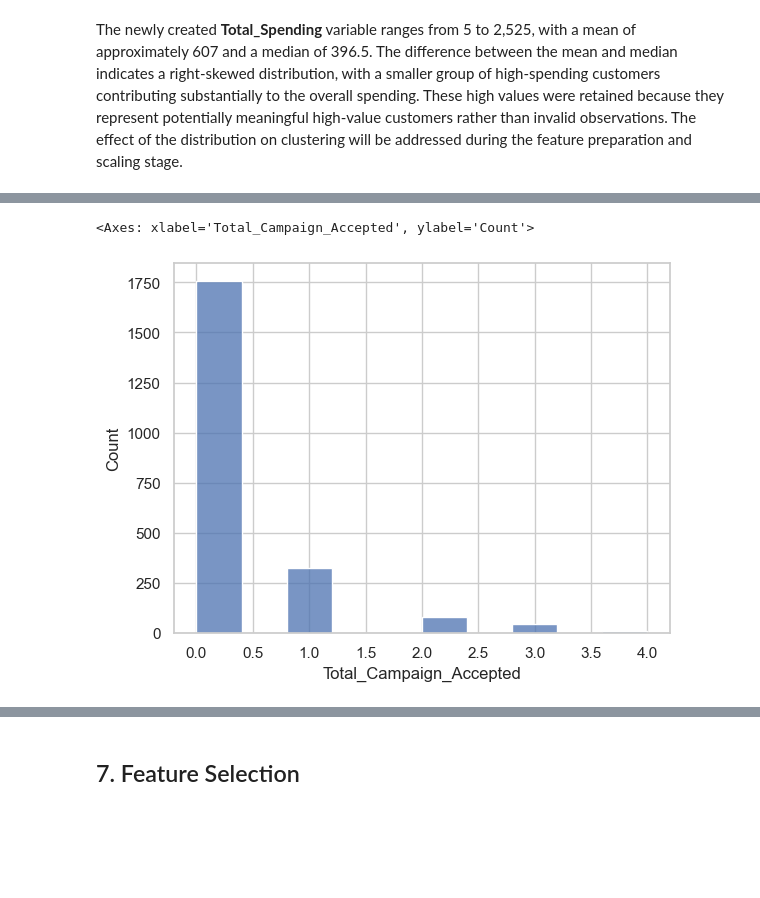
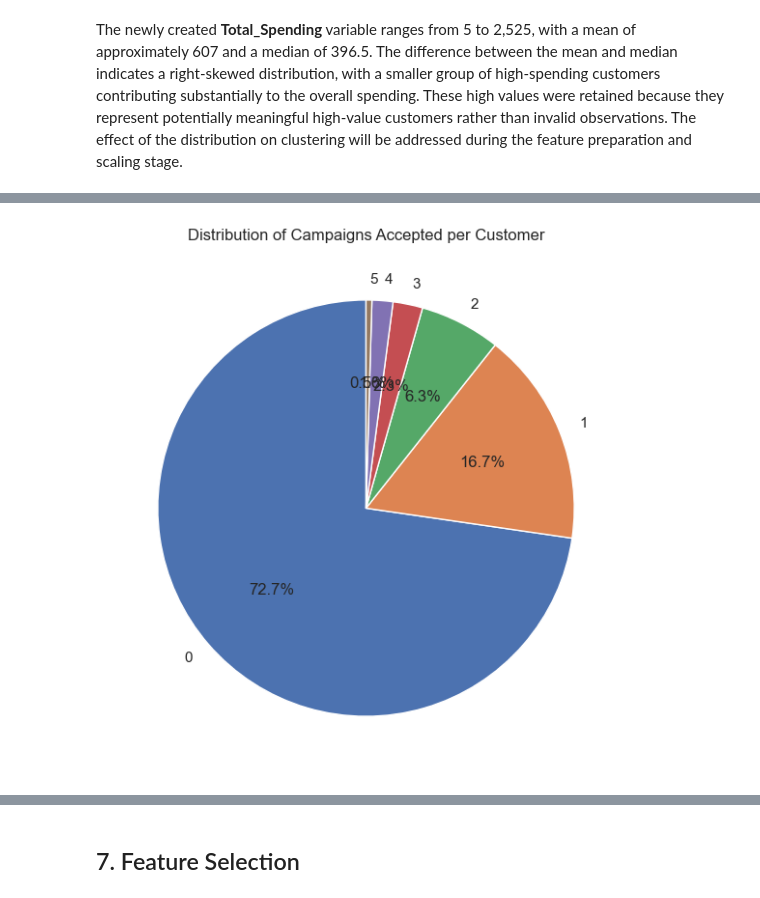
Before and after one commit to fridacarbajalordonez/customer-segmentation-kmeans, a Jupyter notebook: notebooks/customer_segmentation.ipynb, the cells around one changed output, grey strips where cells are left out. Drawn from its saved outputs; the diff is of its cells as text; code cells hidden in the pictures; blank space fills up the shorter version.

Commit message:
Data lading

```diff
--- a/notebooks/customer_segmentation.ipynb
+++ b/notebooks/customer_segmentation.ipynb
@@ -922,6 +952,6 @@ plt.show()
 # %%
 campaign_history_cols = ["AcceptedCmp1", "AcceptedCmp2", "AcceptedCmp3",
-    "AcceptedCmp4", "AcceptedCmp5"]
+    "AcceptedCmp4", "AcceptedCmp5", "Response"]
 
 df_clean["Total_Campaign_Accepted"] = df_clean[campaign_history_cols].sum(axis=1)
 # %%
@@ -938,10 +968,31 @@ max         4.000000
 Name: Total_Campaign_Accepted, dtype: float64
-# %%
-sns.histplot(data=df_clean, x="Total_Campaign_Accepted", bins = 10)
-#plt.xlabel("Total Purchases")
-#plt.ylabel("Number of Customers")
-#plt.title("Total Purchases Distribution")
-#plt.show()
-# %% [output]
-<Axes: xlabel='Total_Campaign_Accepted', ylabel='Count'>
-[figure, removed]
+# %%
+# Count the number of campaigns accepted by each customer
+campaign_cols = ["AcceptedCmp1", "AcceptedCmp2", "AcceptedCmp3",
+                 "AcceptedCmp4", "AcceptedCmp5", "Response"]
+
+df_clean["Total_Campaigns_Accepted"] = df_clean[campaign_cols].sum(axis=1)
+
+# Count customers by number of campaigns accepted
+campaign_distribution = (df_clean["Total_Campaigns_Accepted"].value_counts().sort_index())
+
+# Calculate percentages
+campaign_percentages = (campaign_distribution / campaign_distribution.sum() * 100)
+
+# Pie chart
+plt.figure(figsize=(9, 7))
+
+plt.pie(
+    campaign_percentages,
+    labels=[
+        f"{i}"
+        for i in campaign_percentages.index
+    ],
+    autopct="%1.1f%%",
+    startangle=90
+)
+
+plt.title("Distribution of Campaigns Accepted per Customer")
+plt.show()
+# %% [output]
+[figure, added]
```
Also changed, not shown: parts of 20 cells of this notebook.
